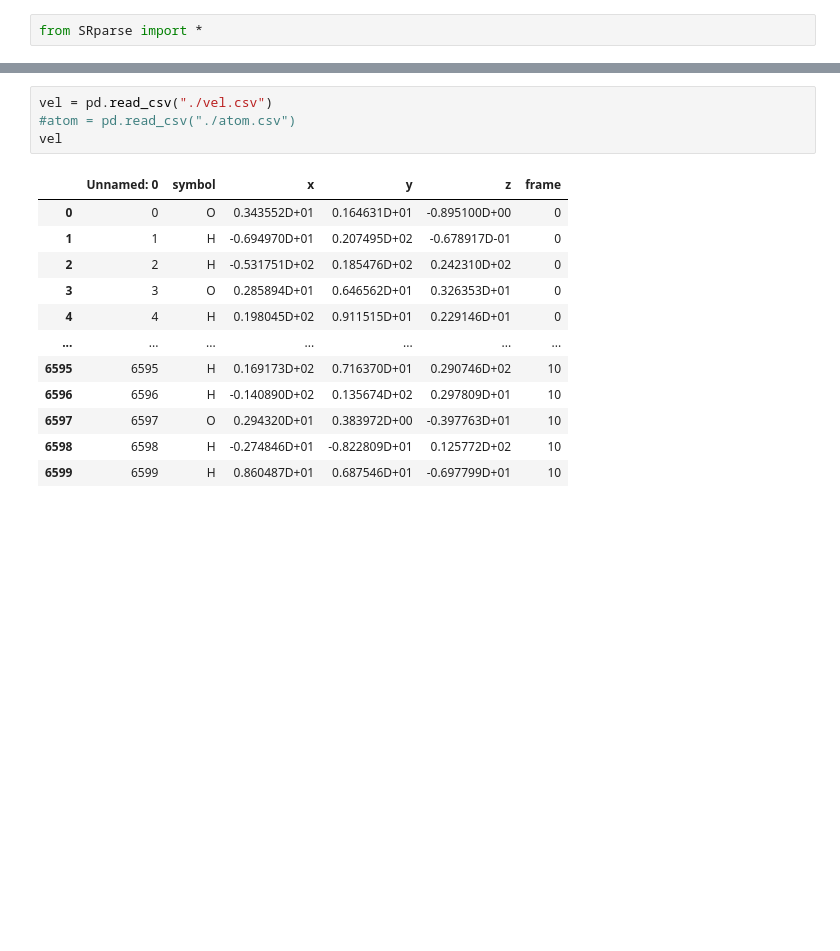
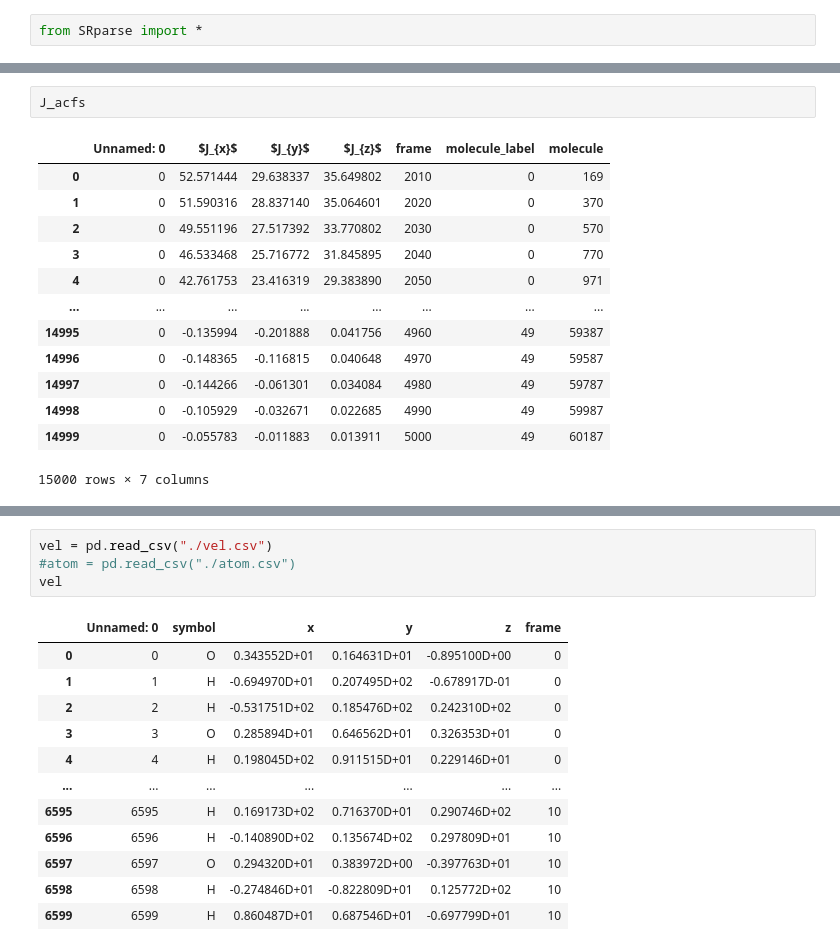
Before and after one commit to jautschbach/dynpy, a Jupyter notebook: scratch.ipynb, the cells around one changed output, grey strips where cells are left out. Saved outputs shown, nothing was run; the diff lists cells and outputs as text; blank space fills up the shorter version.

```diff
--- a/scratch.ipynb
+++ b/scratch.ipynb
@@ -78,0 +120,16 @@ SR_module_main(ParseDynamics,SpinRotation)
+# %%
+J_acfs
+# %% [output]
+|  | Unnamed: 0 | $J_{x}$ | $J_{y}$ | $J_{z}$ | frame | molecule_label | molecule |
+| 0 | 0 | 52.571444 | 29.638337 | 35.649802 | 2010 | 0 | 169 |
+| 1 | 0 | 51.590316 | 28.837140 | 35.064601 | 2020 | 0 | 370 |
+| 2 | 0 | 49.551196 | 27.517392 | 33.770802 | 2030 | 0 | 570 |
+| 3 | 0 | 46.533468 | 25.716772 | 31.845895 | 2040 | 0 | 770 |
+| 4 | 0 | 42.761753 | 23.416319 | 29.383890 | 2050 | 0 | 971 |
+| ... | ... | ... | ... | ... | ... | ... | ... |
+| 14995 | 0 | -0.135994 | -0.201888 | 0.041756 | 4960 | 49 | 59387 |
+| 14996 | 0 | -0.148365 | -0.116815 | 0.040648 | 4970 | 49 | 59587 |
+| 14997 | 0 | -0.144266 | -0.061301 | 0.034084 | 4980 | 49 | 59787 |
+| 14998 | 0 | -0.105929 | -0.032671 | 0.022685 | 4990 | 49 | 59987 |
+| 14999 | 0 | -0.055783 | -0.011883 | 0.013911 | 5000 | 49 | 60187 |
+15000 rows × 7 columns
```
Also changed, not shown: parts of 32 cells of this notebook, 8 other files.
